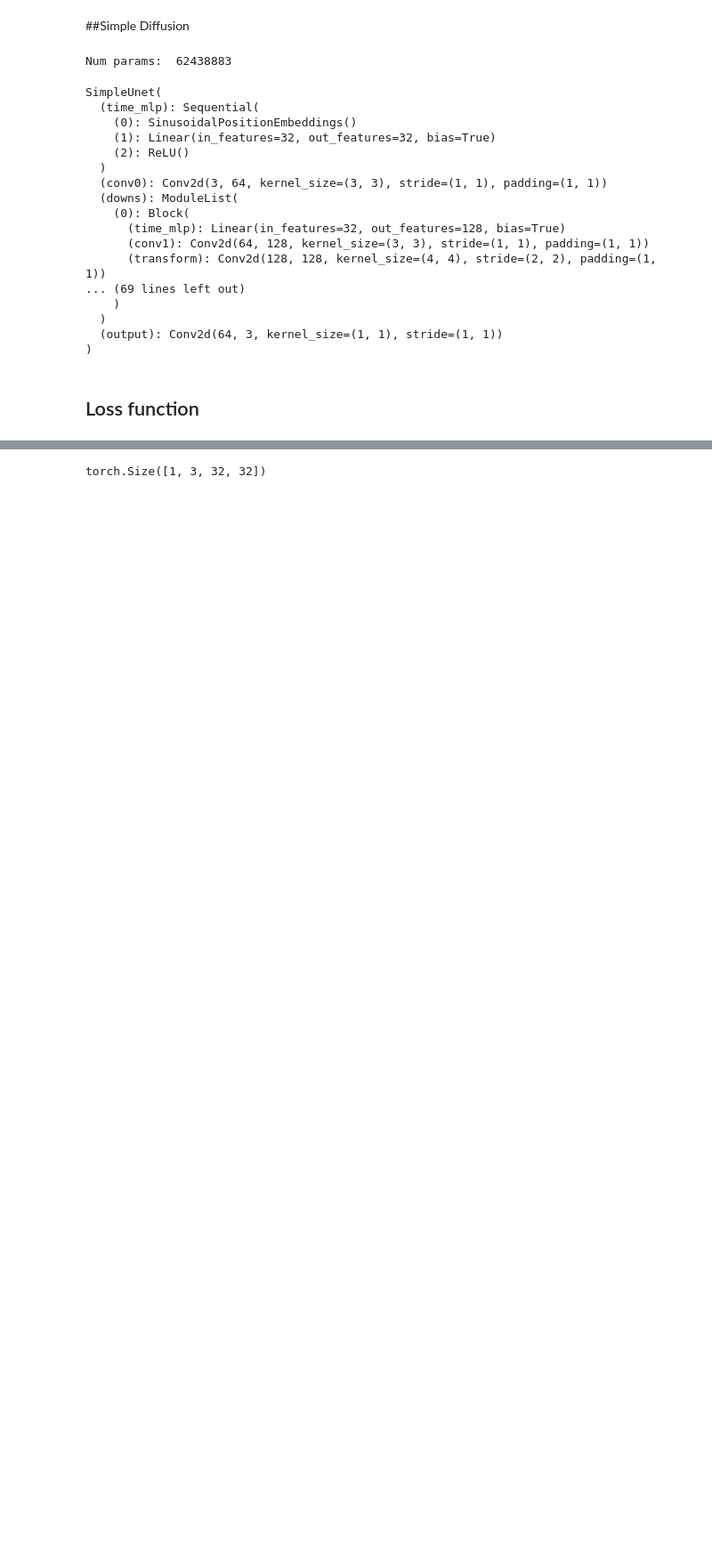
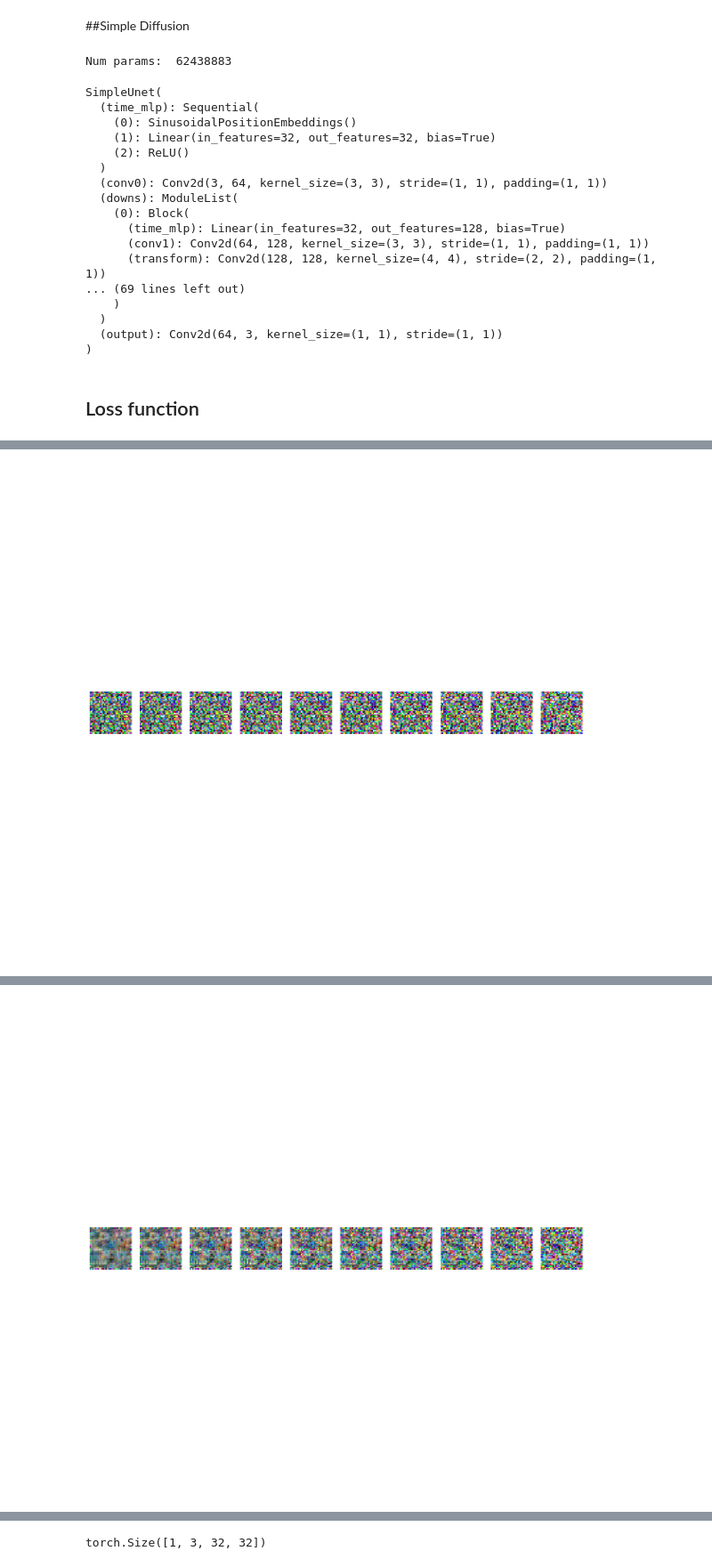
Before and after one commit to FloBaumgartner/cifar10_imgGeneration, a Jupyter notebook: vdl_mc_img-gen_cifar10.ipynb, the cells around one changed output, grey strips where cells are left out. Shown: that part at 89% size. Cells and saved outputs as stored; diff of their text form; code cells hidden in the pictures; blank space fills up the shorter version.

```diff
--- a/vdl_mc_img-gen_cifar10.ipynb
+++ b/vdl_mc_img-gen_cifar10.ipynb
@@ -191,7 +222,7 @@ class SinusoidalPositionEmbeddings(nn.Module):
 # %%
 class SimpleUnet(nn.Module):
     """
-    A simplified variant of the Unet architecture.
+    A simple variant of the Unet architecture.
     """
     def __init__(self):
         super().__init__()
@@ -286,4 +373,6 @@ for epoch in range(epochs):
 
     if epoch % 5 == 0:
         print(f"Epoch {epoch} Loss: {loss.item()}")
+        if epoch == 10 or epoch == 100 or epoch == 500 or epoch == 1000 or epoch == 4995:
+            sample_plot_image(terms["sqrt_one_minus_alphas_cumprod"], terms["sqrt_recip_alphas"], betas, model, terms["posterior_variance"])
 # %% [output]
@@ -306,0 +382 @@ Epoch 4995 | step 000 Loss: 0.09025146812200546
+[figure, added]
@@ -306,0 +401 @@ Epoch 4995 | step 000 Loss: 0.09025146812200546
+[figure, added]
```
Also changed, not shown: parts of 12 cells of this notebook.
